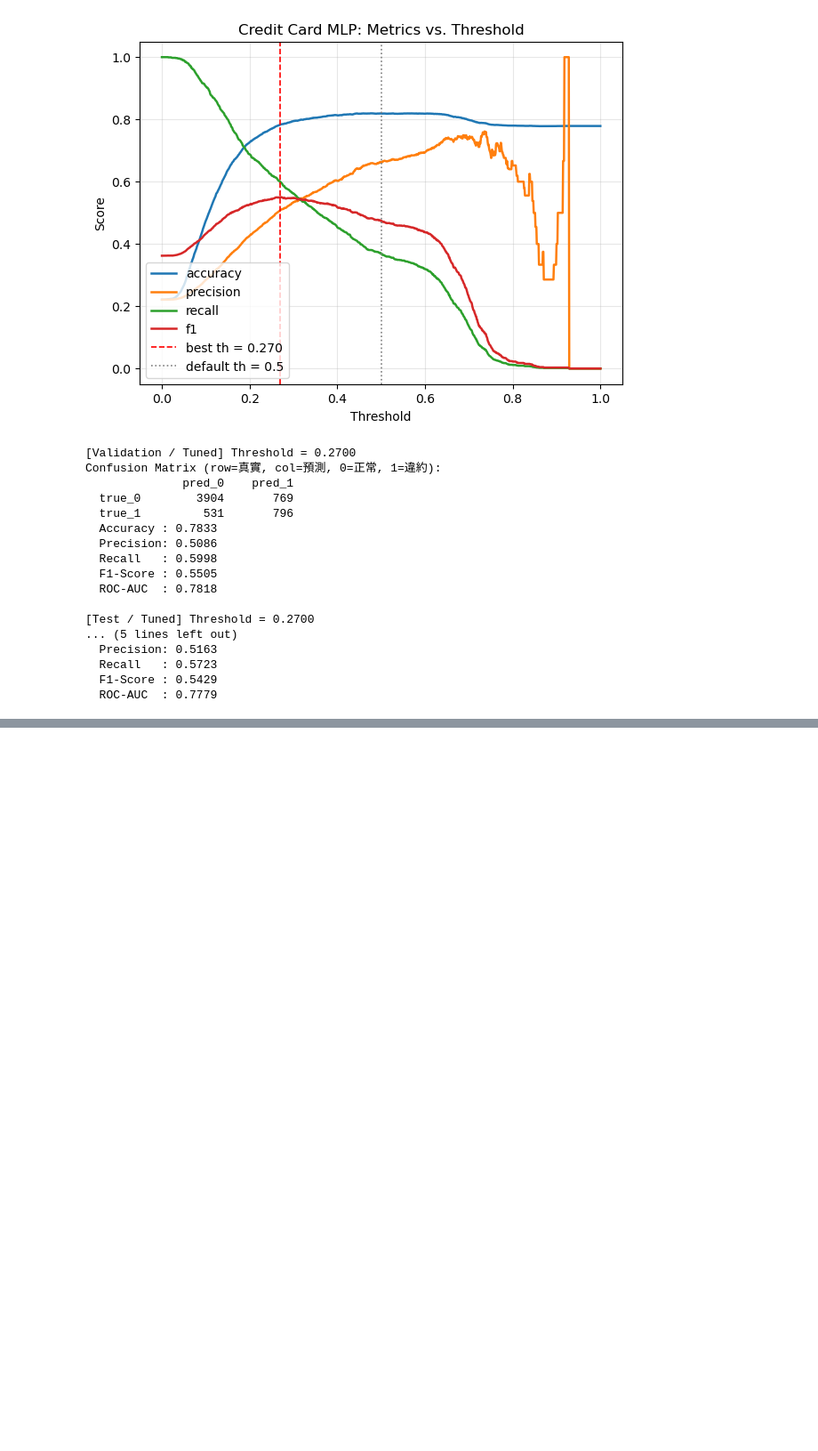
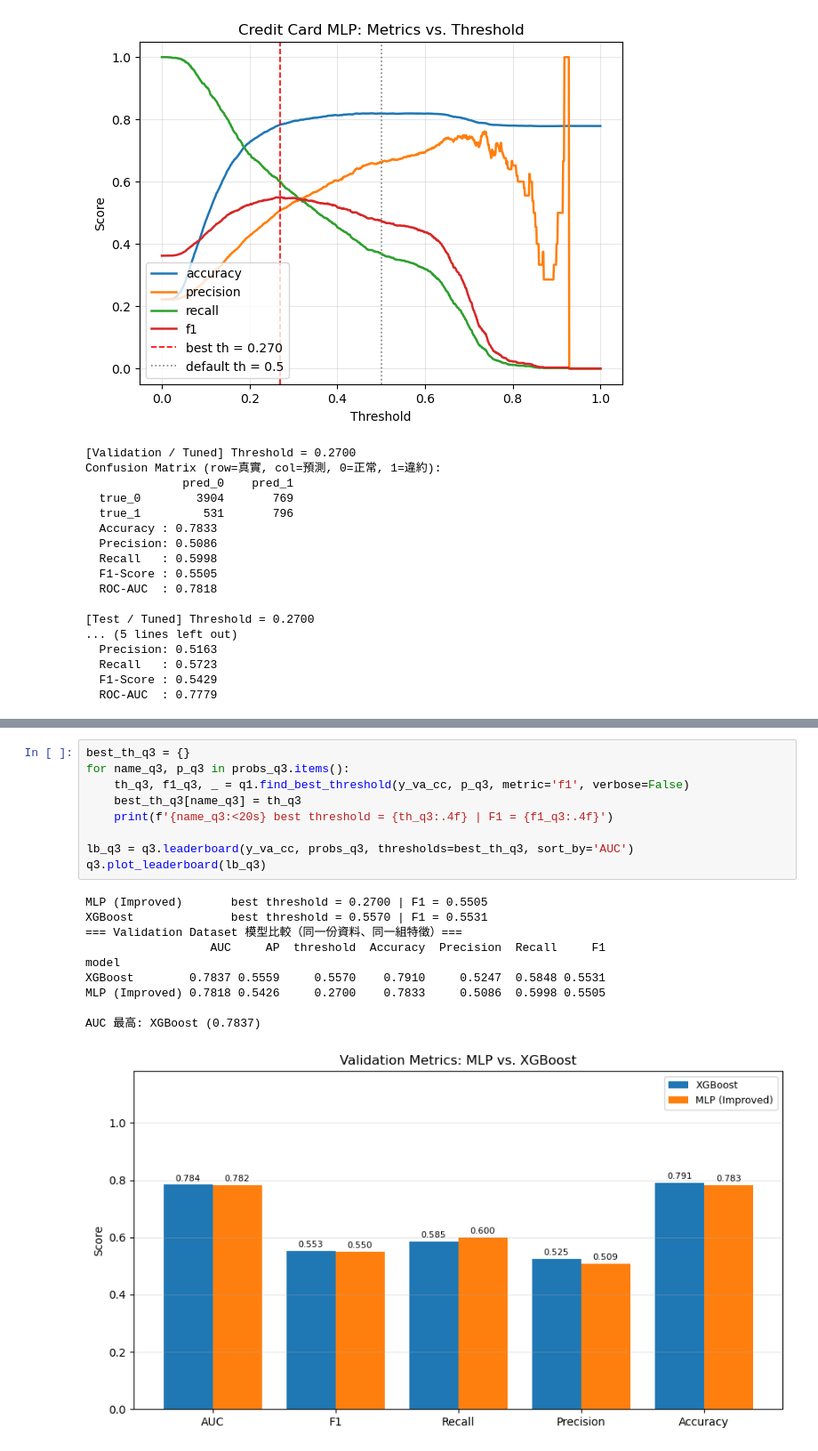
Before and after one commit to Alan93224/MMIP, a Jupyter notebook: week2/main.ipynb, the cells around one changed output, grey strips where cells are left out. Shown at 89% size. Saved outputs shown, nothing was run; the diff lists cells and outputs as text; blank space fills up the shorter version.

```diff
--- a/week2/main.ipynb
+++ b/week2/main.ipynb
@@ -873,0 +962,20 @@ _ = q2.predict_one_sample(model_cc, X_va_s_cc, y_va_cc, feat_names_cc,
+# %%
+best_th_q3 = {}
+for name_q3, p_q3 in probs_q3.items():
+    th_q3, f1_q3, _ = q1.find_best_threshold(y_va_cc, p_q3, metric='f1', verbose=False)
+    best_th_q3[name_q3] = th_q3
+    print(f'{name_q3:<20s} best threshold = {th_q3:.4f} | F1 = {f1_q3:.4f}')
+
+lb_q3 = q3.leaderboard(y_va_cc, probs_q3, thresholds=best_th_q3, sort_by='AUC')
+q3.plot_leaderboard(lb_q3)
+# %% [output]
+MLP (Improved)       best threshold = 0.2700 | F1 = 0.5505
+XGBoost              best threshold = 0.5570 | F1 = 0.5531
+=== Validation Dataset 模型比較（同一份資料、同一組特徵）===
+                  AUC     AP  threshold  Accuracy  Precision  Recall     F1
+model
+XGBoost        0.7837 0.5559     0.5570    0.7910     0.5247  0.5848 0.5531
+MLP (Improved) 0.7818 0.5426     0.2700    0.7833     0.5086  0.5998 0.5505
+
+AUC 最高: XGBoost (0.7837)
+[figure, added]
```
Also changed, not shown: parts of 21 cells of this notebook, 9 other files.
